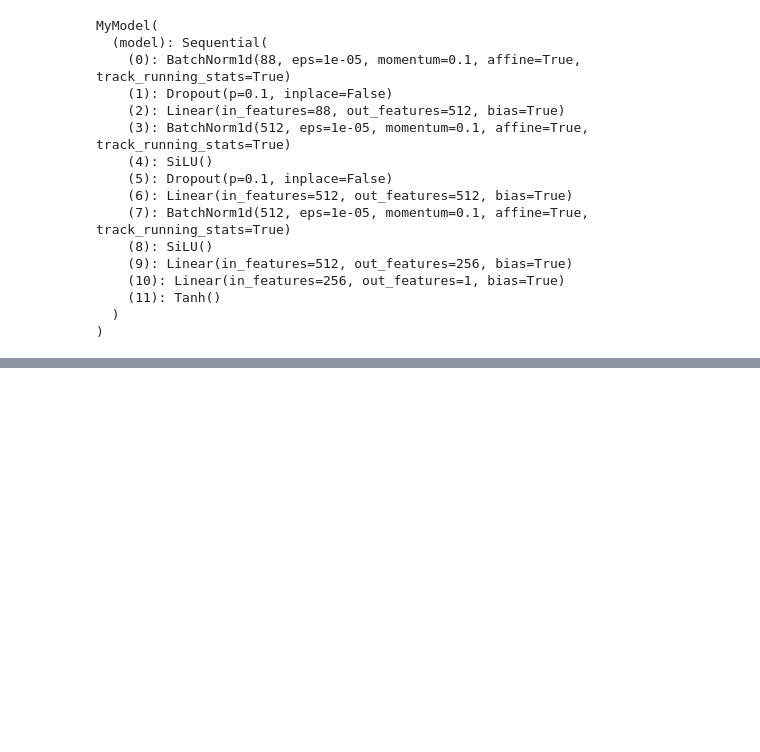
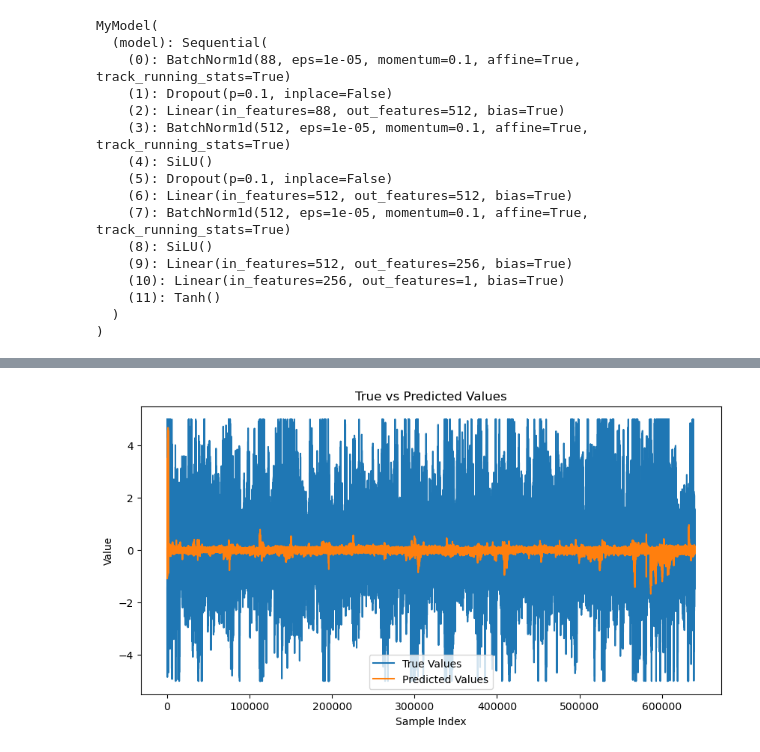
Before and after one commit to Merzenval/JaneStreet, a Jupyter notebook: main.ipynb, the cells around one changed output, grey strips where cells are left out. Saved outputs shown, nothing was run; the diff lists cells and outputs as text; code cells hidden in the pictures; blank space fills up the shorter version.

```diff
--- a/main.ipynb
+++ b/main.ipynb
@@ -149,0 +204,12 @@ plt.show()
+# %%
+import matplotlib.pyplot as plt
+plt.figure(figsize=(10, 5))
+plt.plot(y_val.reset_index(drop =True), label='True Values')
+plt.plot(preds, label='Predicted Values')
+plt.xlabel('Sample Index')
+plt.ylabel('Value')
+plt.title('True vs Predicted Values')
+plt.legend()
+plt.show()
+# %% [output]
+[figure, added]
```
Also changed, not shown: parts of 10 cells of this notebook, 1 other file.
